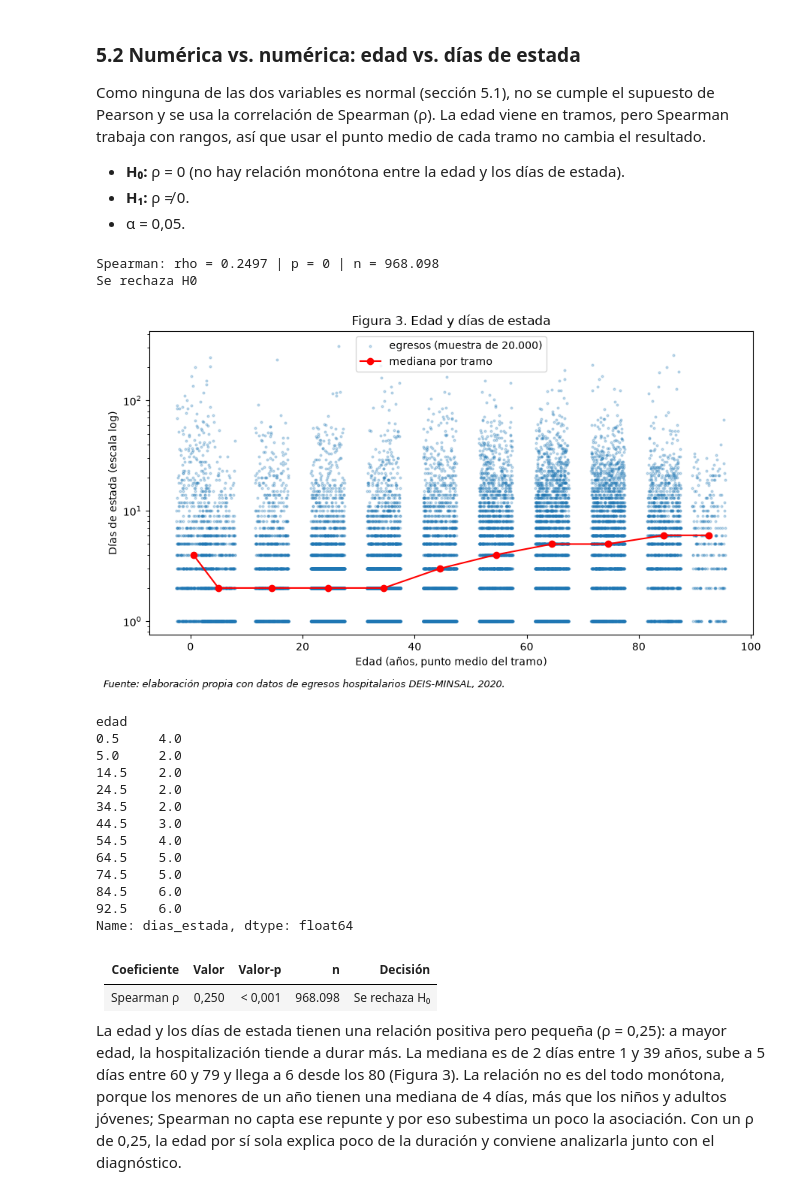
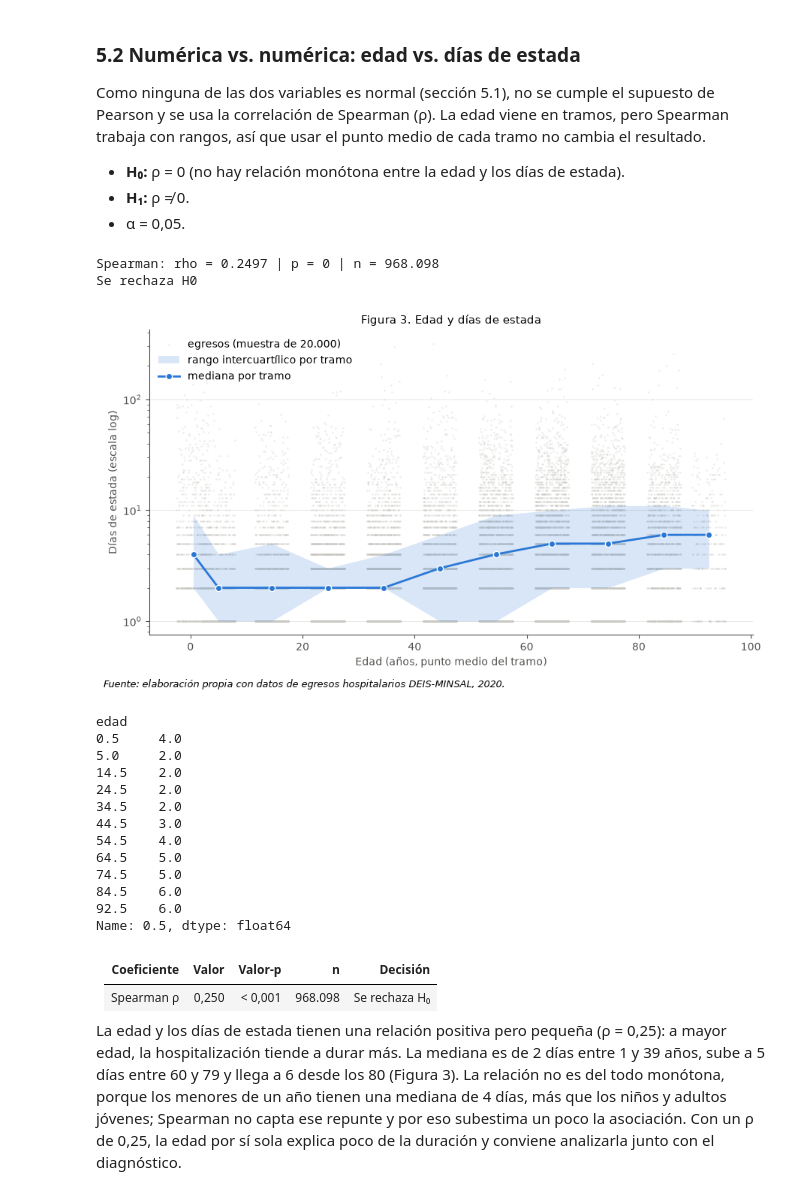
Before and after one commit to Francogogo/Analisis-de-datos-PROYECTO-, a Jupyter notebook: avance1.ipynb, the cells around one changed output. Cells and saved outputs as stored; diff of their text form; code cells hidden in the pictures.

Commit message:
Mejora la presentación de las figuras

```diff
--- a/avance1.ipynb
+++ b/avance1.ipynb
@@ -162,6 +162,14 @@ ALPHA = 0.05
 rng = np.random.default_rng(2026)
 DATA = Path("data/raw")
 FUENTE = "Fuente: elaboración propia con datos de egresos hospitalarios DEIS-MINSAL, 2020."
+
+AZUL, GRIS, GRIS_TEXTO = "#2a78d6", "#c9c8c3", "#52514e"
+plt.rcParams.update({
+    "axes.spines.top": False, "axes.spines.right": False, "axes.edgecolor": GRIS_TEXTO, "axes.linewidth": 0.8,
+    "axes.grid": True, "axes.grid.axis": "y", "axes.axisbelow": True, "grid.color": "#e5e4e0", "grid.linewidth": 0.6,
+    "axes.labelcolor": GRIS_TEXTO, "xtick.color": GRIS_TEXTO, "ytick.color": GRIS_TEXTO,
+    "axes.titlesize": 11, "figure.titlesize": 13,
+})
 
 def miles(n):
     return f"{n:,}".replace(",", ".")
@@ -285,21 +298,25 @@ Como ninguna de las dos variables es normal (sección 5.1), no se cumple el supu
 # %%
 rho, p = stats.spearmanr(df["edad"], df["dias_estada"])
 print(f"Spearman: rho = {rho:.4f} | p = {p:.3g} | n = {miles(len(df))}")
 print(decision(p))
 
-mediana_por_edad = df.groupby("edad")["dias_estada"].median()
+por_edad = df.groupby("edad")["dias_estada"].quantile([0.25, 0.5, 0.75]).unstack()
+mediana_por_edad = por_edad[0.5]
 muestra = df.sample(20000, random_state=2026)
 fig, ax = plt.subplots(figsize=(9, 5))
-ax.scatter(muestra["edad"] + rng.uniform(-3, 3, len(muestra)), muestra["dias_estada"], s=4, alpha=0.25,
-           label="egresos (muestra de 20.000)")
-ax.plot(mediana_por_edad.index, mediana_por_edad.values, "r-o", label="mediana por tramo")
+ax.scatter(muestra["edad"] + rng.uniform(-3, 3, len(muestra)), muestra["dias_estada"], s=3, color=GRIS,
+           alpha=0.35, linewidths=0, label="egresos (muestra de 20.000)")
+ax.fill_between(por_edad.index, por_edad[0.25], por_edad[0.75], color=AZUL, alpha=0.18, linewidth=0,
+                label="rango intercuartílico por tramo")
+ax.plot(mediana_por_edad.index, mediana_por_edad.values, "-o", color=AZUL, linewidth=2, markersize=6,
+        markeredgecolor="white", label="mediana por tramo")
 ax.set_yscale("log"); ax.set_xlabel("Edad (años, punto medio del tramo)"); ax.set_ylabel("Días de estada (escala log)")
-ax.set_title("Figura 3. Edad y días de estada"); ax.legend(); fig.tight_layout(); fuente(fig); plt.show()
+ax.set_title("Figura 3. Edad y días de estada"); ax.legend(frameon=False, loc="upper left"); fig.tight_layout(); fuente(fig); plt.show()
 mediana_por_edad
 # %% [output]
 Spearman: rho = 0.2497 | p = 0 | n = 968.098
 Se rechaza H0
-[figure, old version]
+[figure, new version]
 edad
 0.5     4.0
 5.0     2.0
@@ -312,7 +329,7 @@ edad
 74.5    5.0
 84.5    6.0
 92.5    6.0
-Name: dias_estada, dtype: float64
+Name: 0.5, dtype: float64
 # %% [markdown]
 | Coeficiente | Valor | Valor-p | n | Decisión |
 |---|---|---|---|---|
```
Also changed, not shown: parts of 3 cells of this notebook.
